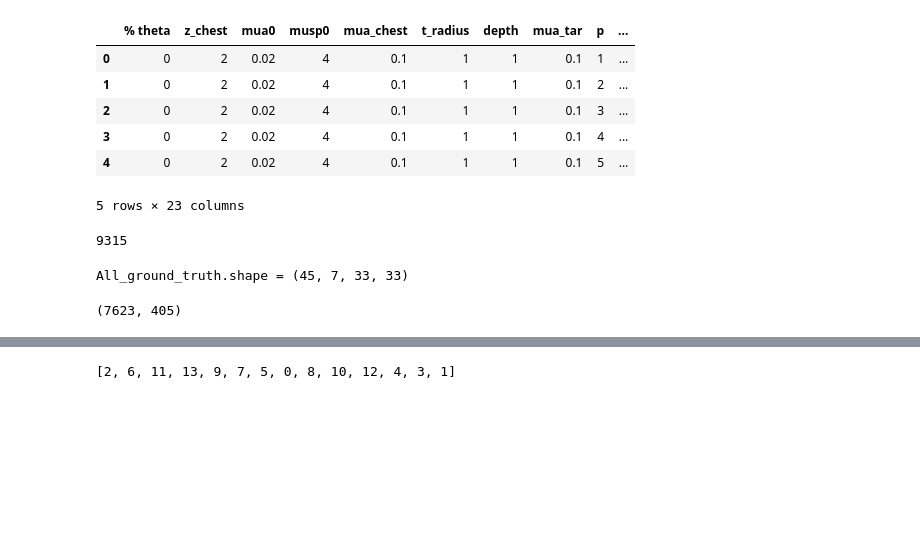
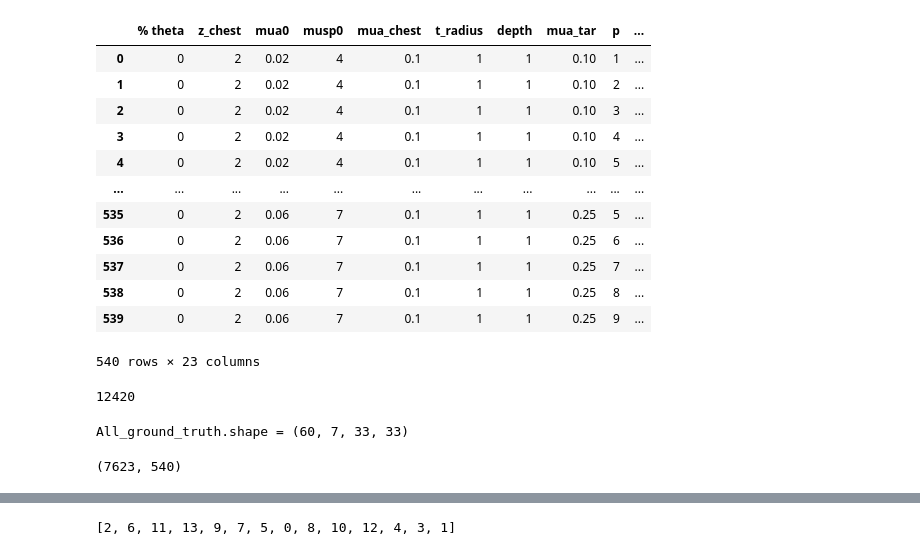
Before and after one commit to AaronLuo-ai/DOT-AE-GAN, a Jupyter notebook: SIMULATION_to_PERTURBATION/data_processing2.ipynb, the cells around one changed output, grey strips where cells are left out. Drawn from its saved outputs; the diff is of its cells as text; code cells hidden in the pictures; blank space fills up the shorter version.

```diff
--- a/SIMULATION_to_PERTURBATION/data_processing2.ipynb
+++ b/SIMULATION_to_PERTURBATION/data_processing2.ipynb
@@ -14,12 +14,11 @@ from pathlib import Path
 # ================================
 # 0) Set the correct patient
 # ================================
-lesion = 37  # <- change this to pick a different lesion
+lesion = 77  # <- change this to pick a different lesion
 
-
-BASE   = Path("/Users/luozisheng/Desktop/DOT/FEM_clinical/tar_ref")
-GT_DIR = Path("/Users/luozisheng/Desktop/DOT/FEM_clinical/gt")
-out_root = Path("/Users/luozisheng/Desktop/DOT/DOT-AE-GAN/SIMULATION_to_PERTURBATION/output")
+BASE = Path(r"C:\Users\aaron.l\Documents\tar_ref'")
+GT_DIR = Path(r"C:\Users\aaron.l\Documents\gt'")
+out_root = Path(r"C:\Users\aaron.l\PycharmProjects\DOT-AE-GAN\SIMULATION_to_PERTURBATION\output")
 out_dir  = out_root / f"lesion_{lesion}"
 out_dir.mkdir(parents=True, exist_ok=True)
 assert out_dir.exists(), f"Could not create folder: {out_dir}"
@@ -41,14 +46,20 @@ df_ref.head()
 # %%
-df_tar.head()
+df_tar
 # %% [output]
 |  | % theta | z_chest | mua0 | musp0 | mua_chest | t_radius | depth | mua_tar | p | ... |
-| 0 | 0 | 2 | 0.02 | 4 | 0.1 | 1 | 1 | 0.1 | 1 | ... |
-| 1 | 0 | 2 | 0.02 | 4 | 0.1 | 1 | 1 | 0.1 | 2 | ... |
-| 2 | 0 | 2 | 0.02 | 4 | 0.1 | 1 | 1 | 0.1 | 3 | ... |
-| 3 | 0 | 2 | 0.02 | 4 | 0.1 | 1 | 1 | 0.1 | 4 | ... |
-| 4 | 0 | 2 | 0.02 | 4 | 0.1 | 1 | 1 | 0.1 | 5 | ... |
+| 0 | 0 | 2 | 0.02 | 4 | 0.1 | 1 | 1 | 0.10 | 1 | ... |
+| 1 | 0 | 2 | 0.02 | 4 | 0.1 | 1 | 1 | 0.10 | 2 | ... |
+| 2 | 0 | 2 | 0.02 | 4 | 0.1 | 1 | 1 | 0.10 | 3 | ... |
+| 3 | 0 | 2 | 0.02 | 4 | 0.1 | 1 | 1 | 0.10 | 4 | ... |
+| 4 | 0 | 2 | 0.02 | 4 | 0.1 | 1 | 1 | 0.10 | 5 | ... |
+| ... | ... | ... | ... | ... | ... | ... | ... | ... | ... | ... |
+| 535 | 0 | 2 | 0.06 | 7 | 0.1 | 1 | 1 | 0.25 | 5 | ... |
+| 536 | 0 | 2 | 0.06 | 7 | 0.1 | 1 | 1 | 0.25 | 6 | ... |
+| 537 | 0 | 2 | 0.06 | 7 | 0.1 | 1 | 1 | 0.25 | 7 | ... |
+| 538 | 0 | 2 | 0.06 | 7 | 0.1 | 1 | 1 | 0.25 | 8 | ... |
+| 539 | 0 | 2 | 0.06 | 7 | 0.1 | 1 | 1 | 0.25 | 9 | ... |
-5 rows × 23 columns
+540 rows × 23 columns
 # %%
 df_ref.size
 # %% [output]
-9315
+12420
@@ -312,8 +410,8 @@ All_ground_truth = np.stack(
 
 print("All_ground_truth.shape =", All_ground_truth.shape)
 # %% [output]
-All_ground_truth.shape = (45, 7, 33, 33)
+All_ground_truth.shape = (60, 7, 33, 33)
 # %%
 values.shape
 # %% [output]
-(7623, 405)
+(7623, 540)
```
Also changed, not shown: parts of 34 cells of this notebook, 5 other files.
